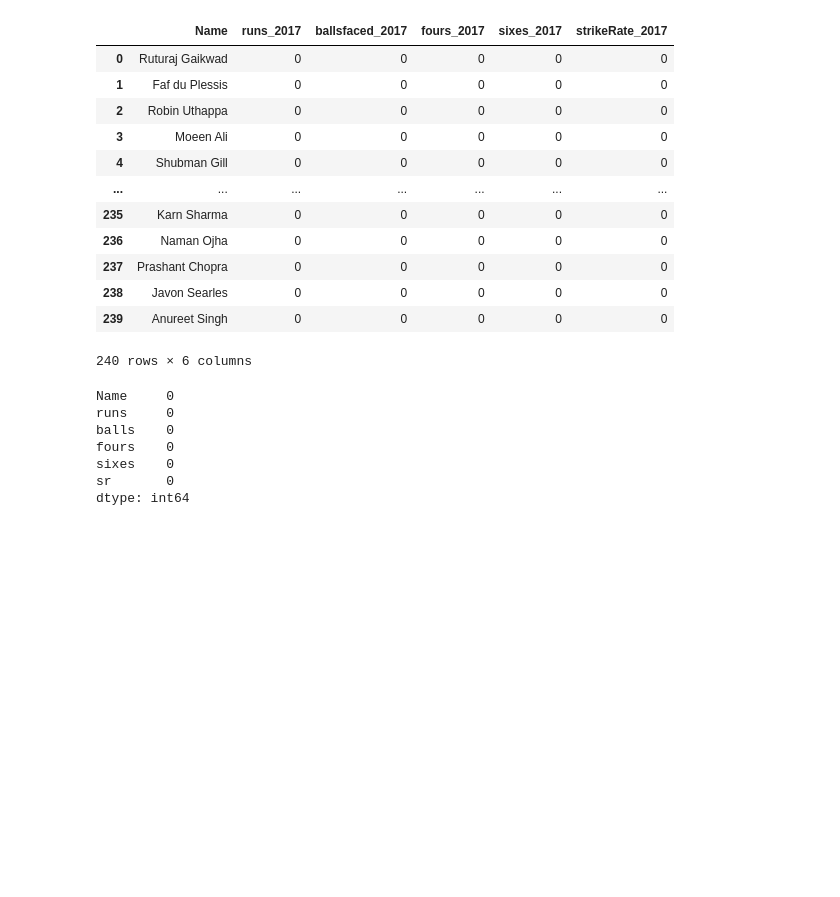
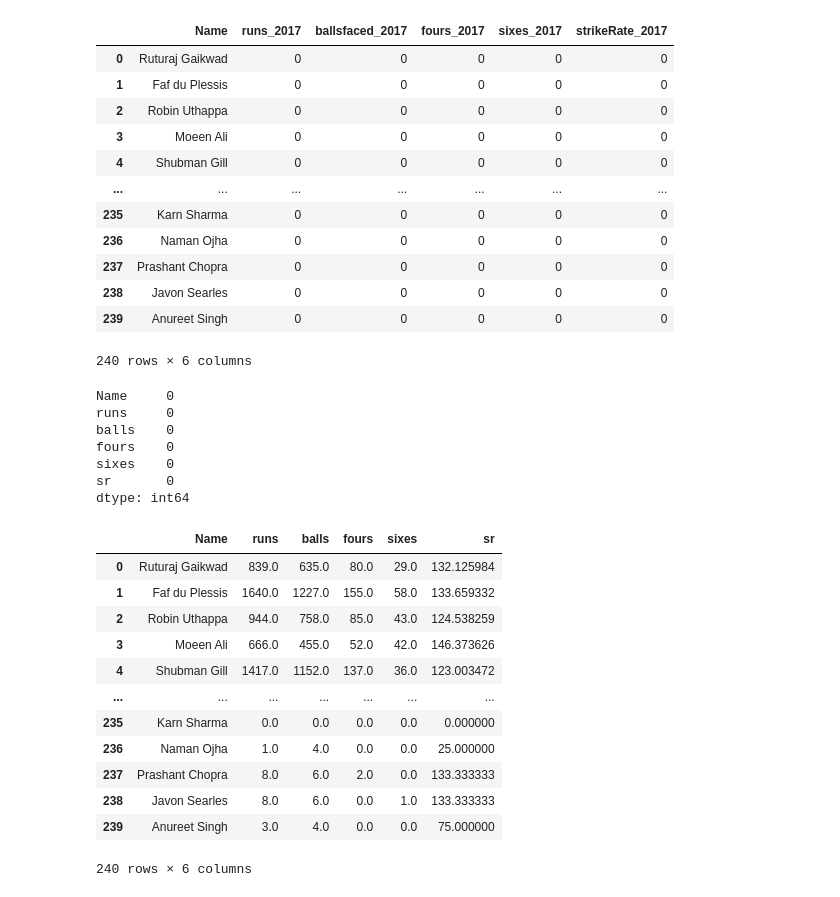
Before and after one commit to prathamagrawal/IPL-Analysis, a Jupyter notebook: Batting/datapreprocessing_writing.ipynb, the cells around one changed output. Saved outputs shown, nothing was run; the diff lists cells and outputs as text; code cells hidden in the pictures; blank space fills up the shorter version.

Commit message:
Added the All Years Bowling and Batting Data

```diff
--- a/Batting/datapreprocessing_writing.ipynb
+++ b/Batting/datapreprocessing_writing.ipynb
@@ -281,3 +281,48 @@ fours    0
 sixes    0
 sr       0
 dtype: int64
+# %%
+runs=[]
+ballsfaced=[]
+fours=[]
+sixes=[]
+strikerate=[]
+
+for i in range(len(names)):
+    temp1=0
+    temp2=0
+    temp3=0
+    temp4=0
+    temp5=0
+    for ri,rd in data.iterrows():
+        if(rd['fullName']==names[i]):
+            temp1+=rd['runs']
+            temp2+=rd['ballsFaced']
+            temp3+=rd['fours']
+            temp4+=rd['sixes']
+    runs.append(temp1)
+    ballsfaced.append(temp2)
+    fours.append(temp3)
+    sixes.append(temp4)
+    if(temp2==0):
+        strikerate.append(0)
+    else:
+        strikerate.append(temp1*100/temp2)
+
+d={"Name":names,"runs":runs,"balls":ballsfaced, "fours":fours,"sixes":sixes,"sr":strikerate}
+alldata=pd.DataFrame(d)
+alldata
+# %% [output]
+|  | Name | runs | balls | fours | sixes | sr |
+| 0 | Ruturaj Gaikwad | 839.0 | 635.0 | 80.0 | 29.0 | 132.125984 |
+| 1 | Faf du Plessis | 1640.0 | 1227.0 | 155.0 | 58.0 | 133.659332 |
+| 2 | Robin Uthappa | 944.0 | 758.0 | 85.0 | 43.0 | 124.538259 |
+| 3 | Moeen Ali | 666.0 | 455.0 | 52.0 | 42.0 | 146.373626 |
+| 4 | Shubman Gill | 1417.0 | 1152.0 | 137.0 | 36.0 | 123.003472 |
+| ... | ... | ... | ... | ... | ... | ... |
+| 235 | Karn Sharma | 0.0 | 0.0 | 0.0 | 0.0 | 0.000000 |
+| 236 | Naman Ojha | 1.0 | 4.0 | 0.0 | 0.0 | 25.000000 |
+| 237 | Prashant Chopra | 8.0 | 6.0 | 2.0 | 0.0 | 133.333333 |
+| 238 | Javon Searles | 8.0 | 6.0 | 0.0 | 1.0 | 133.333333 |
+| 239 | Anureet Singh | 3.0 | 4.0 | 0.0 | 0.0 | 75.000000 |
+240 rows × 6 columns
```
Also changed, not shown: parts of 1 cell of this notebook, 4 other files.
